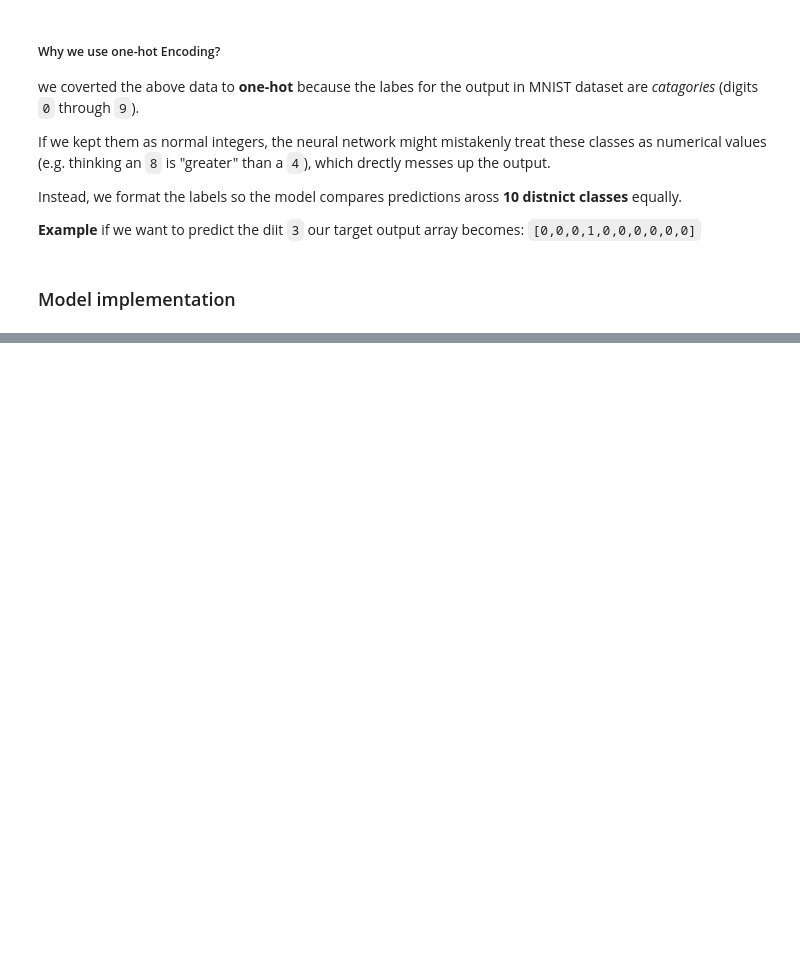
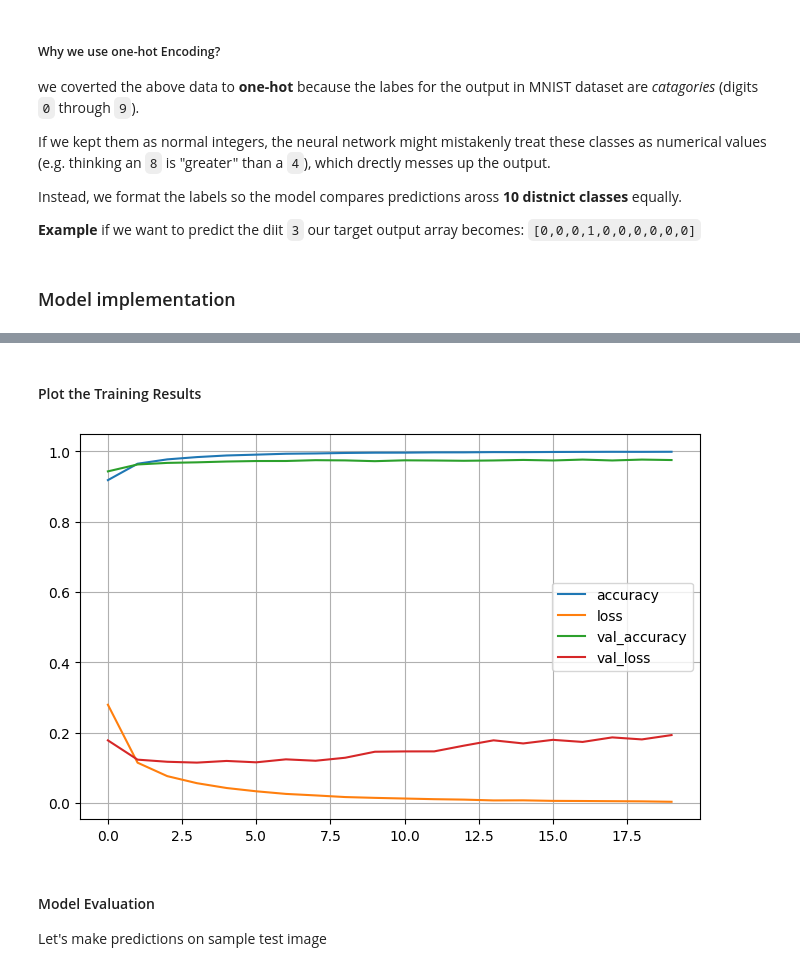
Before and after one commit to MikeTX56/DL-projects, a Jupyter notebook: MLP/mlp.ipynb, the cells around one changed output, grey strips where cells are left out. Drawn from its saved outputs; the diff is of its cells as text; code cells hidden in the pictures; blank space fills up the shorter version.

Commit message:
feat: complete MLP classifiction notebook with evaluation and conclusion

```diff
--- a/MLP/mlp.ipynb
+++ b/MLP/mlp.ipynb
@@ -122,7 +122,7 @@ model = tf.keras.Sequential()
 
 model.add(Dense(128, activation="relu", input_shape = (X_train.shape[1],)))
 model.add(Dense(128, activation = "relu"))
-model.add(Dense(128, activation = "softmax"))
+model.add(Dense(10, activation = "softmax"))
 
 model.summary()
 # %% [output]
@@ -141,0 +146,4 @@ Model: "sequential"
+# %%
+model.compile(optimizer="rmsprop",
+              loss = "categorical_crossentropy",
+              metrics = ["accuracy"])
@@ -141,0 +152,6 @@ Model: "sequential"
+# %%
+training_results = model.fit (X_train,
+                              y_train,
+                              epochs = 20,
+                              batch_size = 64,
+                              validation_data = (X_valid, y_valid));
@@ -141,0 +176,11 @@ Model: "sequential"
+# %% [markdown]
+#### Plot the Training Results
+# %%
+pd.DataFrame(training_results.history).plot(figsize=(8, 5))
+plt.grid(True)
+plt.show()
+# %% [output]
+[figure, added]
+# %% [markdown]
+#### Model Evaluation
+Let's make predictions on sample test image
```
Also changed, not shown: parts of 9 cells of this notebook.
